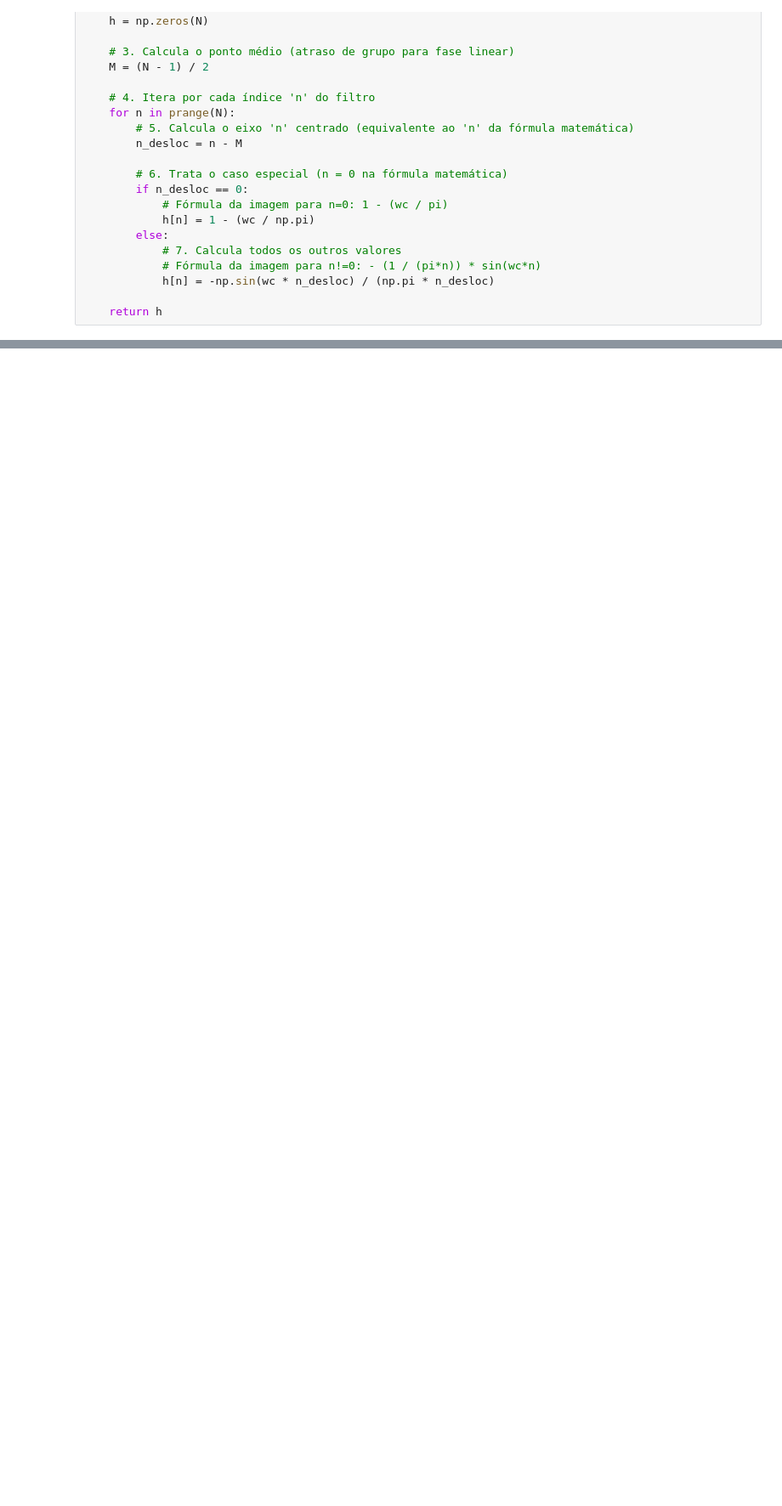
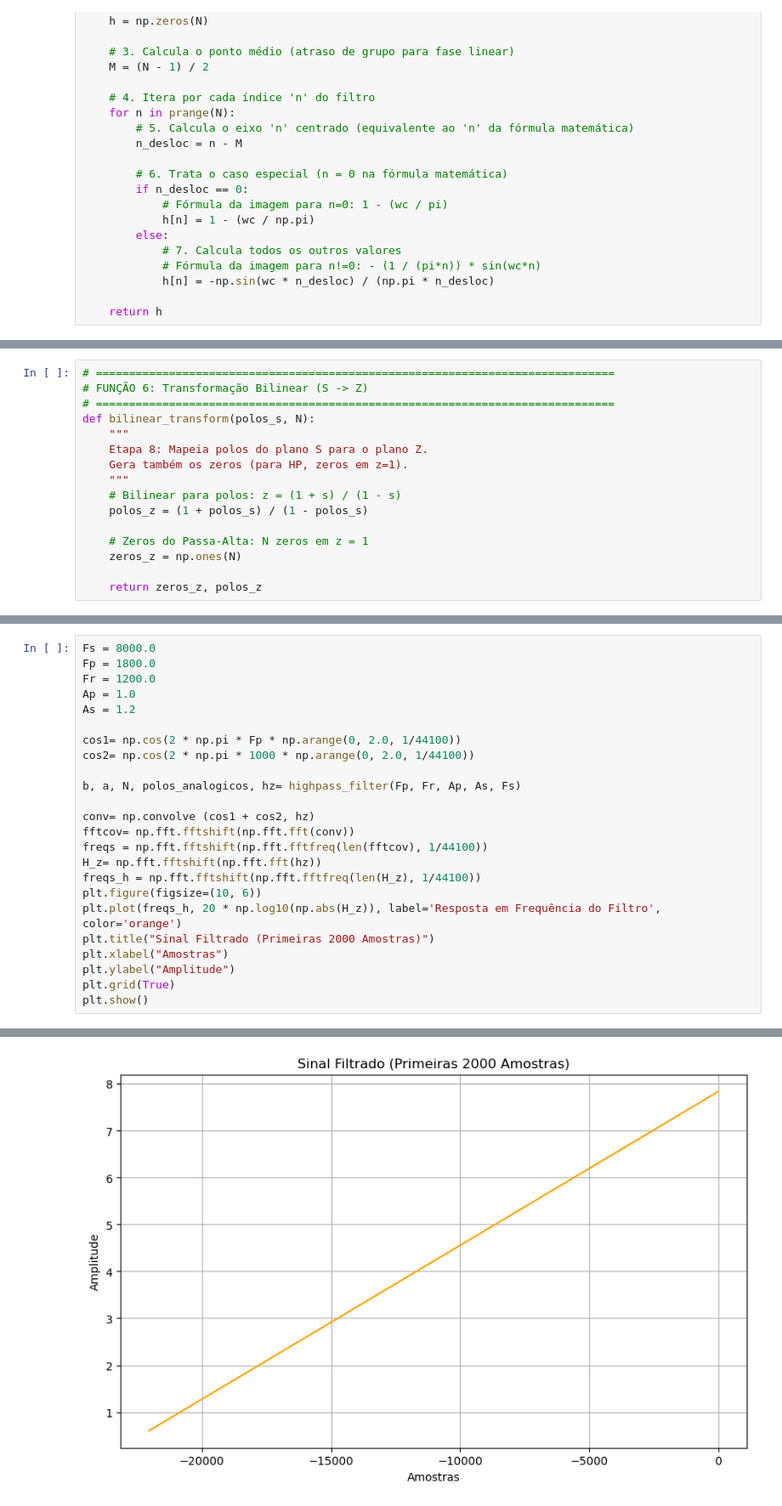
Before and after one commit to elmerfariass/DSPcap, a Jupyter notebook: Cap4-5-6.ipynb, the cells around one changed output, grey strips where cells are left out. Shown at 85% size. Saved outputs shown, nothing was run; the diff lists cells and outputs as text; blank space fills up the shorter version.

```diff
--- a/Cap4-5-6.ipynb
+++ b/Cap4-5-6.ipynb
@@ -907,0 +698,16 @@ def projetar_filtro_modular(fp, fr, Ap, As, Fs):
+# %%
+# ==============================================================================
+# FUNÇÃO 6: Transformação Bilinear (S -> Z)
+# ==============================================================================
+def bilinear_transform(polos_s, N):
+    """
+    Etapa 8: Mapeia polos do plano S para o plano Z.
+    Gera também os zeros (para HP, zeros em z=1).
+    """
+    # Bilinear para polos: z = (1 + s) / (1 - s)
+    polos_z = (1 + polos_s) / (1 - polos_s)
+
+    # Zeros do Passa-Alta: N zeros em z = 1
+    zeros_z = np.ones(N)
+
+    return zeros_z, polos_z
@@ -1023,0 +889,25 @@ Denominador (a): [1.      1.3354  1.61749 0.9976  0.48218 0.13559 0.0246  0.0018
+# %%
+Fs = 8000.0
+Fp = 1800.0
+Fr = 1200.0
+Ap = 1.0
+As = 1.2
+
+cos1= np.cos(2 * np.pi * Fp * np.arange(0, 2.0, 1/44100))
+cos2= np.cos(2 * np.pi * 1000 * np.arange(0, 2.0, 1/44100))
+
+b, a, N, polos_analogicos, hz= highpass_filter(Fp, Fr, Ap, As, Fs)
+
+conv= np.convolve (cos1 + cos2, hz)
+fftcov= np.fft.fftshift(np.fft.fft(conv))
+freqs = np.fft.fftshift(np.fft.fftfreq(len(fftcov), 1/44100))
+H_z= np.fft.fftshift(np.fft.fft(hz))
+freqs_h = np.fft.fftshift(np.fft.fftfreq(len(H_z), 1/44100))
+plt.figure(figsize=(10, 6))
+plt.plot(freqs_h, 20 * np.log10(np.abs(H_z)), label='Resposta em Frequência do Filtro', color='orange')
+plt.title("Sinal Filtrado (Primeiras 2000 Amostras)")
+plt.xlabel("Amostras")
+plt.ylabel("Amplitude")
+plt.grid(True)
+plt.show()
+# %% [output]
@@ -1023,0 +916 @@ Denominador (a): [1.      1.3354  1.61749 0.9976  0.48218 0.13559 0.0246  0.0018
+[figure, added]
```
Also changed, not shown: parts of 23 cells of this notebook.
